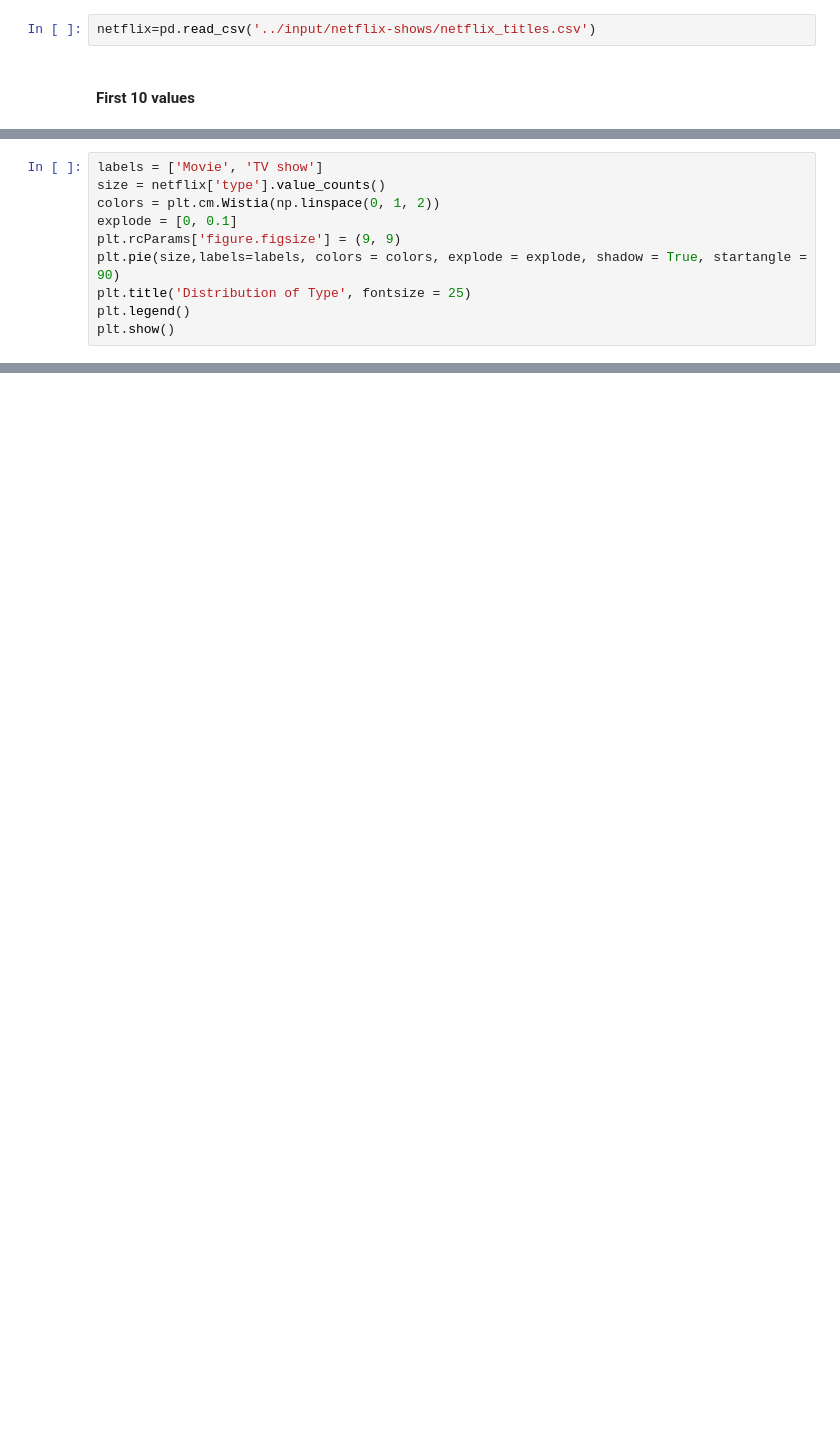
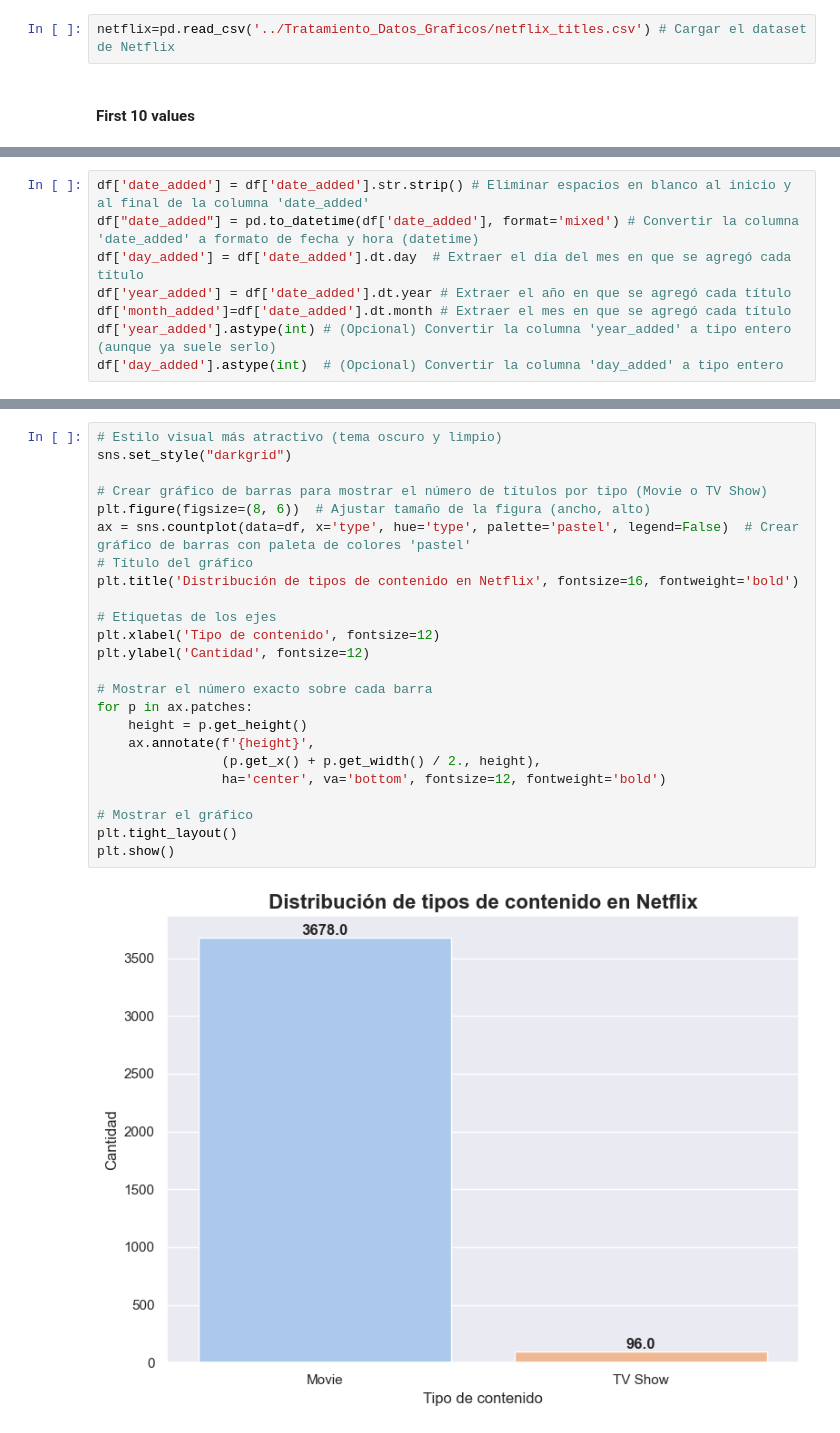
Before and after one commit to EdgarJoel123/Tratamiento_Datos_Graficos, a Jupyter notebook: netflix-data-analysis.ipynb, the cells around one changed output, grey strips where cells are left out. Cells and saved outputs as stored; diff of their text form; blank space fills up the shorter version.

Commit message:
cambios en el notebook para graficos y analitica de datos

```diff
--- a/netflix-data-analysis.ipynb
+++ b/netflix-data-analysis.ipynb
@@ -37,6 +14,6 @@ for dirname, _, filenames in os.walk('/kaggle/input'):
 # %% [markdown]
 ### Loading the Dataset
 # %%
-netflix=pd.read_csv('../input/netflix-shows/netflix_titles.csv')
+netflix=pd.read_csv('../Tratamiento_Datos_Graficos/netflix_titles.csv') # Cargar el dataset de Netflix
 # %% [markdown]
 #### First 10 values
@@ -203,10 +19,0 @@ plt.show()
-# %%
-labels = ['Movie', 'TV show']
-size = netflix['type'].value_counts()
-colors = plt.cm.Wistia(np.linspace(0, 1, 2))
-explode = [0, 0.1]
-plt.rcParams['figure.figsize'] = (9, 9)
-plt.pie(size,labels=labels, colors = colors, explode = explode, shadow = True, startangle = 90)
-plt.title('Distribution of Type', fontsize = 25)
-plt.legend()
-plt.show()
@@ -289,0 +110,8 @@ plt.show()
+# %%
+df['date_added'] = df['date_added'].str.strip() # Eliminar espacios en blanco al inicio y al final de la columna 'date_added'
+df["date_added"] = pd.to_datetime(df['date_added'], format='mixed') # Convertir la columna 'date_added' a formato de fecha y hora (datetime)
+df['day_added'] = df['date_added'].dt.day  # Extraer el día del mes en que se agregó cada título
+df['year_added'] = df['date_added'].dt.year # Extraer el año en que se agregó cada título
+df['month_added']=df['date_added'].dt.month # Extraer el mes en que se agregó cada título
+df['year_added'].astype(int) # (Opcional) Convertir la columna 'year_added' a tipo entero (aunque ya suele serlo)
+df['day_added'].astype(int)  # (Opcional) Convertir la columna 'day_added' a tipo entero
@@ -289,0 +149,26 @@ plt.show()
+# %%
+# Estilo visual más atractivo (tema oscuro y limpio)
+sns.set_style("darkgrid")
+
+# Crear gráfico de barras para mostrar el número de títulos por tipo (Movie o TV Show)
+plt.figure(figsize=(8, 6))  # Ajustar tamaño de la figura (ancho, alto)
+ax = sns.countplot(data=df, x='type', hue='type', palette='pastel', legend=False)  # Crear gráfico de barras con paleta de colores 'pastel'
+# Título del gráfico
+plt.title('Distribución de tipos de contenido en Netflix', fontsize=16, fontweight='bold')
+
+# Etiquetas de los ejes
+plt.xlabel('Tipo de contenido', fontsize=12)
+plt.ylabel('Cantidad', fontsize=12)
+
+# Mostrar el número exacto sobre cada barra
+for p in ax.patches:
+    height = p.get_height()
+    ax.annotate(f'{height}',
+                (p.get_x() + p.get_width() / 2., height),
+                ha='center', va='bottom', fontsize=12, fontweight='bold')
+
+# Mostrar el gráfico
+plt.tight_layout()
+plt.show()
+# %% [output]
+[figure, added]
```
Also changed, not shown: parts of 81 cells of this notebook, 2 other files.
